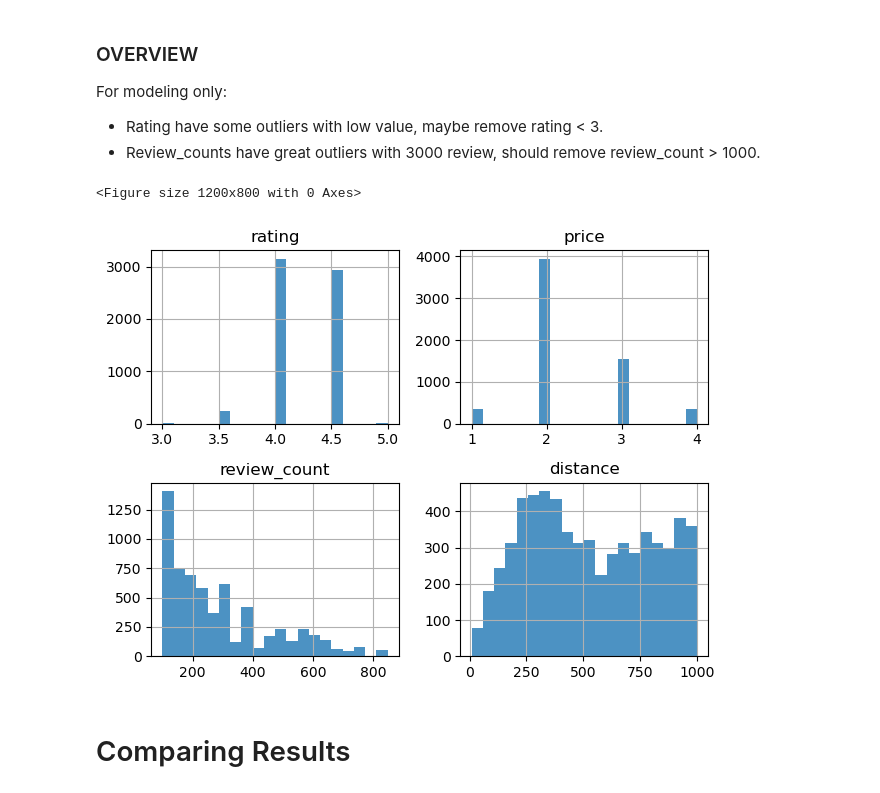
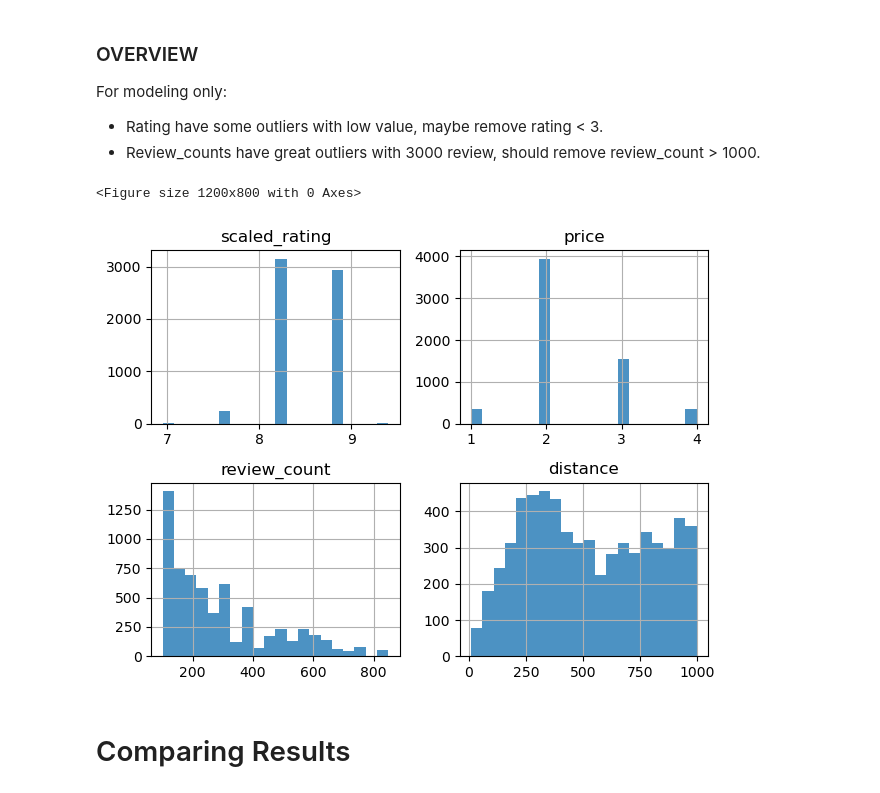
Before and after one commit to Christian-Leclerc/Python-Project-1, a Jupyter notebook: notebooks/yelp_foursquare_EDA.ipynb, the cells around one changed output. Saved outputs shown, nothing was run; the diff lists cells and outputs as text; code cells hidden in the pictures.

```diff
--- a/notebooks/yelp_foursquare_EDA.ipynb
+++ b/notebooks/yelp_foursquare_EDA.ipynb
@@ -665,6 +665,25 @@ p_lon             210712
 category_alias    210712
 distance          210712
 dtype: int64
+# %%
+# Scalling the rating to match FSQ (range 4.5 to 10)
+
+# Load FSQ source
+source_fsq = pd.read_csv('../data/fsq_businesses.csv', index_col=None)
+
+# Define the target rating range of the second dataframe
+target_min = source_fsq['rating'].min()
+target_max = source_fsq['rating'].max()
+
+# Create a function to scale
+def scale_rating(rating, source_min, source_max, target_min, target_max):
+    scaled_rating = ((rating - source_min) / (source_max - source_min)) * (target_max - target_min) + target_min
+    return scaled_rating
+
+df_businesses['scaled_rating'] = (
+    df_businesses['rating']
+    .apply(lambda x: scale_rating(x, df_businesses['rating'].min(), df_businesses['rating'].max(), target_min, target_max))
+    )
 # %%
 df_businesses.head()
 # %% [output]
@@ -779,17 +798,17 @@ For modeling only:
 # %%
 filtered_businesses = (
     df_businesses[
-        (df_businesses['rating'] >= 3) &
+        (df_businesses['scaled_rating'] >= 3) &
         (df_businesses['review_count'].between(100, 1000))
     ]
 )
 # Histogram of each variables (filtered data)
 plt.figure(figsize=(12, 8))
-filtered_businesses[['rating', 'price', 'review_count', 'distance']].hist(bins=20, alpha=0.8)
+filtered_businesses[['scaled_rating', 'price', 'review_count', 'distance']].hist(bins=20, alpha=0.8)
 plt.tight_layout()
 # %% [output]
 <Figure size 1200x800 with 0 Axes>
-[figure, old version]
+[figure, new version]
 # %%
 # Create csv file
 df_businesses.to_csv('../data/yelp_businesses.csv', index=False)
```
Also changed, not shown: parts of 4 cells of this notebook, 1 other file.
